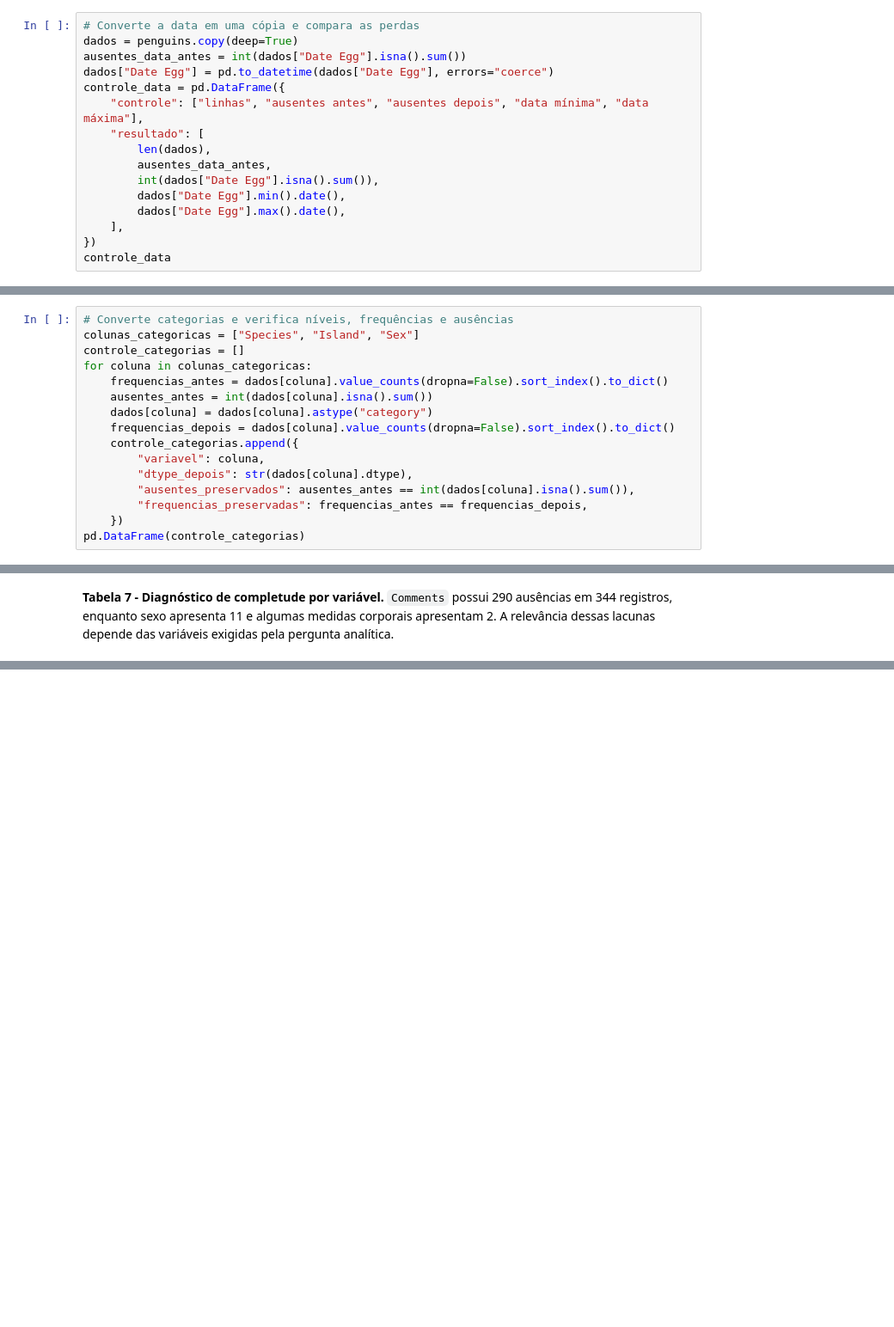
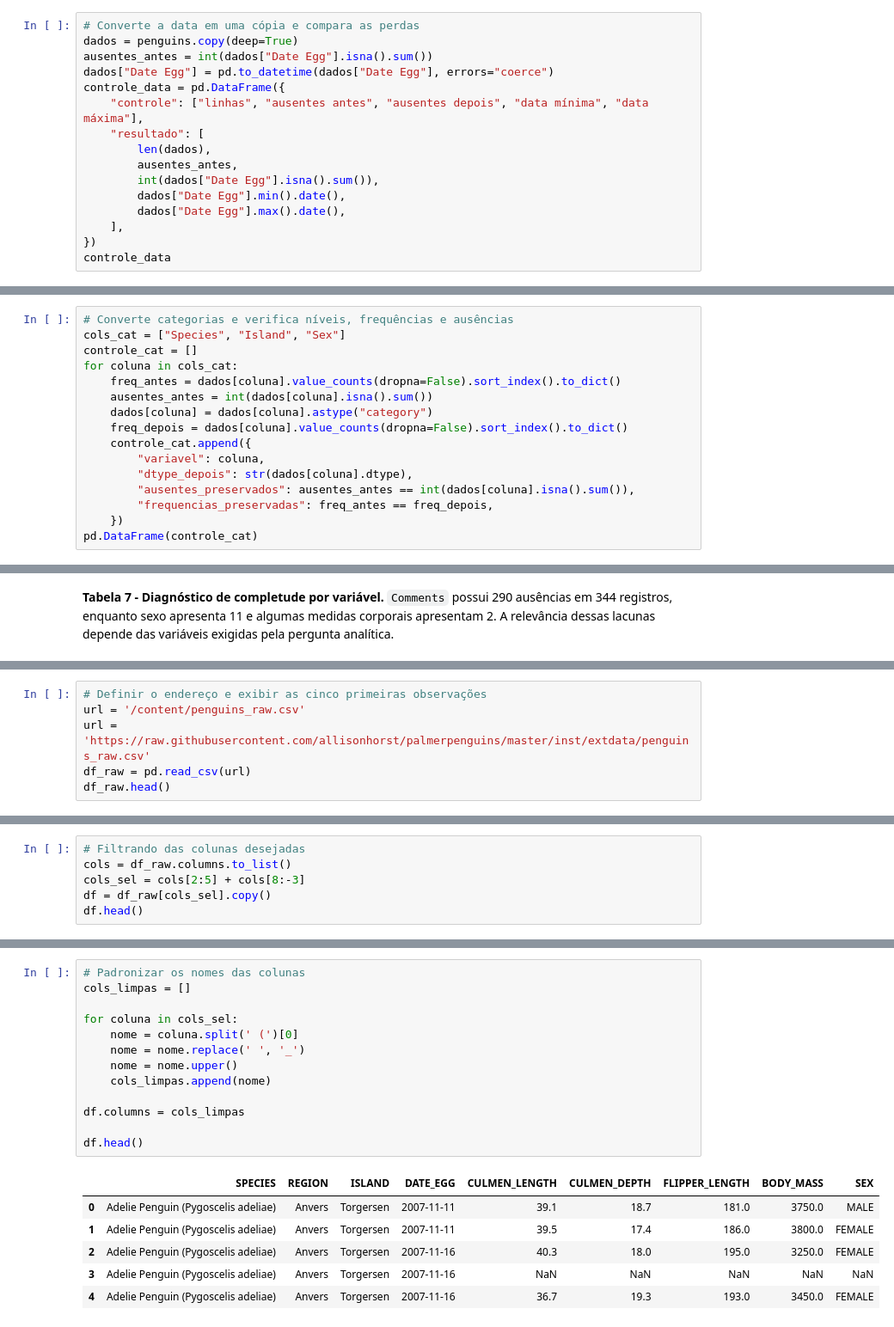
Before and after one commit to carubbi/MQ, a Jupyter notebook: notebooks/resolvidos/u1_a05.ipynb, the cells around one changed output, grey strips where cells are left out. Shown at 86% size. Drawn from its saved outputs; the diff is of its cells as text; blank space fills up the shorter version.

```diff
--- a/notebooks/resolvidos/u1_a05.ipynb
+++ b/notebooks/resolvidos/u1_a05.ipynb
@@ -202,13 +210,13 @@ Para datas, valores que não puderem ser interpretados precisam ser identificado
 # %%
 # Converte a data em uma cópia e compara as perdas
 dados = penguins.copy(deep=True)
-ausentes_data_antes = int(dados["Date Egg"].isna().sum())
+ausentes_antes = int(dados["Date Egg"].isna().sum())
 dados["Date Egg"] = pd.to_datetime(dados["Date Egg"], errors="coerce")
 controle_data = pd.DataFrame({
     "controle": ["linhas", "ausentes antes", "ausentes depois", "data mínima", "data máxima"],
     "resultado": [
         len(dados),
-        ausentes_data_antes,
+        ausentes_antes,
         int(dados["Date Egg"].isna().sum()),
         dados["Date Egg"].min().date(),
         dados["Date Egg"].max().date(),
@@ -226,20 +234,20 @@ controle_data
 **Tabela 5 - Controle da conversão de `Date Egg`.** A conversão preserva as 344 observações, não introduz datas ausentes e recupera o intervalo de 2007 a 2009. O controle evidencia a mudança de representação computacional sem perda observada.
 # %%
 # Converte categorias e verifica níveis, frequências e ausências
-colunas_categoricas = ["Species", "Island", "Sex"]
-controle_categorias = []
-for coluna in colunas_categoricas:
-    frequencias_antes = dados[coluna].value_counts(dropna=False).sort_index().to_dict()
+cols_cat = ["Species", "Island", "Sex"]
+controle_cat = []
+for coluna in cols_cat:
+    freq_antes = dados[coluna].value_counts(dropna=False).sort_index().to_dict()
     ausentes_antes = int(dados[coluna].isna().sum())
     dados[coluna] = dados[coluna].astype("category")
-    frequencias_depois = dados[coluna].value_counts(dropna=False).sort_index().to_dict()
-    controle_categorias.append({
+    freq_depois = dados[coluna].value_counts(dropna=False).sort_index().to_dict()
+    controle_cat.append({
         "variavel": coluna,
         "dtype_depois": str(dados[coluna].dtype),
         "ausentes_preservados": ausentes_antes == int(dados[coluna].isna().sum()),
-        "frequencias_preservadas": frequencias_antes == frequencias_depois,
+        "frequencias_preservadas": freq_antes == freq_depois,
     })
-pd.DataFrame(controle_categorias)
+pd.DataFrame(controle_cat)
 # %% [output]
 |  | variavel | dtype_depois | ausentes_preservados | frequencias_preservadas |
 | 0 | Species | category | True | True |
@@ -455,0 +349,6 @@ registro_decisoes
+# %%
+# Definir o endereço e exibir as cinco primeiras observações
+url = '/content/penguins_raw.csv'
+url = 'https://raw.githubusercontent.com/allisonhorst/palmerpenguins/master/inst/extdata/penguins_raw.csv'
+df_raw = pd.read_csv(url)
+df_raw.head()
@@ -455,0 +392,6 @@ registro_decisoes
+# %%
+# Filtrando das colunas desejadas
+cols = df_raw.columns.to_list()
+cols_sel = cols[2:5] + cols[8:-3]
+df = df_raw[cols_sel].copy()
+df.head()
@@ -455,0 +405,20 @@ registro_decisoes
+# %%
+# Padronizar os nomes das colunas
+cols_limpas = []
+
+for coluna in cols_sel:
+    nome = coluna.split(' (')[0]
+    nome = nome.replace(' ', '_')
+    nome = nome.upper()
+    cols_limpas.append(nome)
+
+df.columns = cols_limpas
+
+df.head()
+# %% [output]
+|  | SPECIES | REGION | ISLAND | DATE_EGG | CULMEN_LENGTH | CULMEN_DEPTH | FLIPPER_LENGTH | BODY_MASS | SEX |
+| 0 | Adelie Penguin (Pygoscelis adeliae) | Anvers | Torgersen | 2007-11-11 | 39.1 | 18.7 | 181.0 | 3750.0 | MALE |
+| 1 | Adelie Penguin (Pygoscelis adeliae) | Anvers | Torgersen | 2007-11-11 | 39.5 | 17.4 | 186.0 | 3800.0 | FEMALE |
+| 2 | Adelie Penguin (Pygoscelis adeliae) | Anvers | Torgersen | 2007-11-16 | 40.3 | 18.0 | 195.0 | 3250.0 | FEMALE |
+| 3 | Adelie Penguin (Pygoscelis adeliae) | Anvers | Torgersen | 2007-11-16 | NaN | NaN | NaN | NaN | NaN |
+| 4 | Adelie Penguin (Pygoscelis adeliae) | Anvers | Torgersen | 2007-11-16 | 36.7 | 19.3 | 193.0 | 3450.0 | FEMALE |
```
Also changed, not shown: parts of 70 cells of this notebook, 4 other files.
